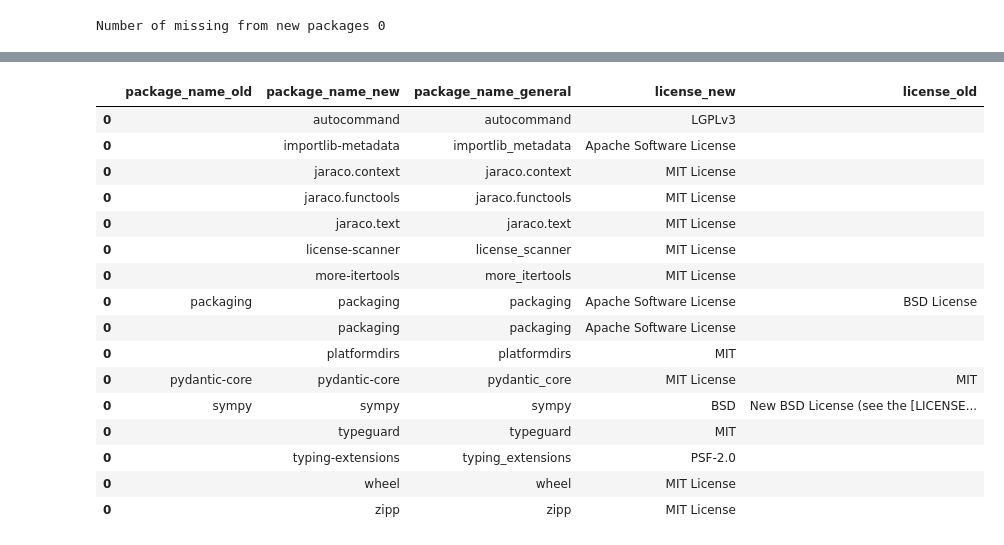
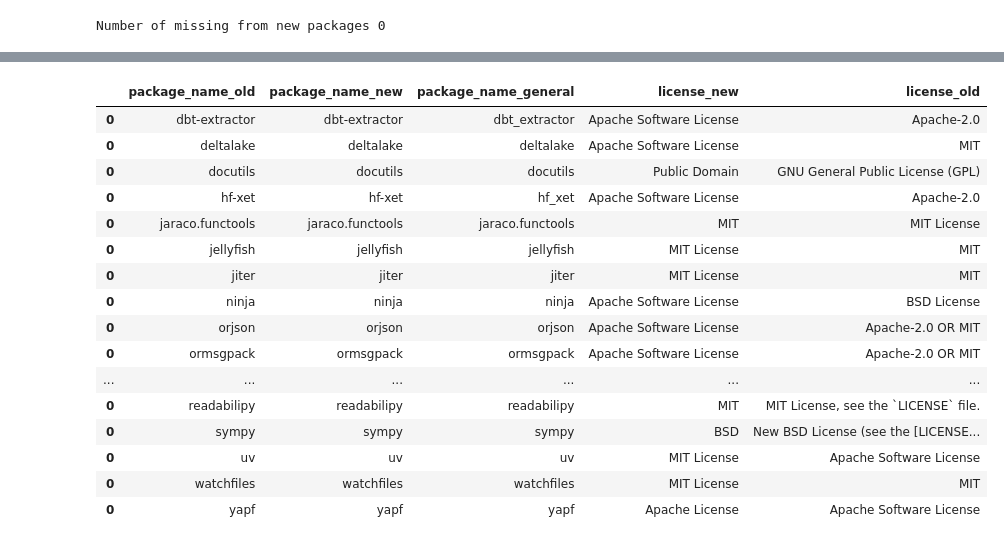
Before and after one commit to wagenrace/license_scanner, a Jupyter notebook: compare_methods.ipynb, the cells around one changed output, grey strips where cells are left out. Drawn from its saved outputs; the diff is of its cells as text; code cells hidden in the pictures.

```diff
--- a/compare_methods.ipynb
+++ b/compare_methods.ipynb
@@ -1,25 +1,10 @@
 # %%
 # Old method
 from pkg_resources import working_set
+from src.license_scanner.parse_license import parse_license
 
 unknown_license = "UNKNOWN"
 all_packages_old = []
-
-
-def parse_license(license_str: str) -> str:
-    # Get license
-    if not license_str:
-        return ""
-    license_str = license_str.strip()
-
-    if "copyright (c) " in license_str:
-        license_str = license_str.lower().split("copyright (c) ")[0]
-
-    if len(license_str) > 300:
-        license_str = license_str[:300]
-
-    license_str = license_str if license_str else unknown_license
-    return license_str
 
 
 for key in working_set.normalized_to_canonical_keys:
@@ -102,23 +87,23 @@ def get_license(name: str) -> str:
     try:
         metas = im.metadata(name)
     except im.PackageNotFoundError:
-        return unknown_license
+        return parse_license(unknown_license)
     all_metas = str(metas).split("\n")
     for m in all_metas:
         if m.startswith("License-Expression: "):
             license = m.replace("License-Expression: ", "")
             if license and license != "UNKNOWN":
-                return license
+                return parse_license(license)
         if m.startswith("License: "):
             license = m.replace("License: ", "")
             if license and license != "UNKNOWN":
-                return license
+                return parse_license(license)
         if m.startswith("Classifier: License ::"):
             license = m.split("::")[-1]
             if license and license != "UNKNOWN":
-                return license
+                return parse_license(license)
 
-    return unknown_license
+    return parse_license(unknown_license)
 # %%
 all_packages_new = []
 for name in get_all_package_names():
@@ -237,27 +222,27 @@ Number of missing from old packages 13
 # %%
 mismatches = all_packages.loc[
     all_packages.license_new != all_packages.license_old
 ].sort_values(by=["package_name_general"])
 
 mismatches.to_csv("mismatches.csv", index=False)
 
-mismatches
+mismatches.loc[mismatches.license_old != ""]
 # %% [output]
 |  | package_name_old | package_name_new | package_name_general | license_new | license_old |
-| 0 |  | autocommand | autocommand | LGPLv3 |  |
-| 0 |  | importlib-metadata | importlib_metadata | Apache Software License |  |
-| 0 |  | jaraco.context | jaraco.context | MIT License |  |
-| 0 |  | jaraco.functools | jaraco.functools | MIT License |  |
-| 0 |  | jaraco.text | jaraco.text | MIT License |  |
-| 0 |  | license-scanner | license_scanner | MIT License |  |
-| 0 |  | more-itertools | more_itertools | MIT License |  |
-| 0 | packaging | packaging | packaging | Apache Software License | BSD License |
-| 0 |  | packaging | packaging | Apache Software License |  |
-| 0 |  | platformdirs | platformdirs | MIT |  |
-| 0 | pydantic-core | pydantic-core | pydantic_core | MIT License | MIT |
+| 0 | dbt-extractor | dbt-extractor | dbt_extractor | Apache Software License | Apache-2.0 |
+| 0 | deltalake | deltalake | deltalake | Apache Software License | MIT |
+| 0 | docutils | docutils | docutils | Public Domain | GNU General Public License (GPL) |
+| 0 | hf-xet | hf-xet | hf_xet | Apache Software License | Apache-2.0 |
+| 0 | jaraco.functools | jaraco.functools | jaraco.functools | MIT | MIT License |
+| 0 | jellyfish | jellyfish | jellyfish | MIT License | MIT |
+| 0 | jiter | jiter | jiter | MIT License | MIT |
+| 0 | ninja | ninja | ninja | Apache Software License | BSD License |
+| 0 | orjson | orjson | orjson | Apache Software License | Apache-2.0 OR MIT |
+| 0 | ormsgpack | ormsgpack | ormsgpack | Apache Software License | Apache-2.0 OR MIT |
+| ... | ... | ... | ... | ... | ... |
+| 0 | readabilipy | readabilipy | readabilipy | MIT | MIT License, see the `LICENSE` file. |
 | 0 | sympy | sympy | sympy | BSD | New BSD License (see the [LICENSE... |
-| 0 |  | typeguard | typeguard | MIT |  |
-| 0 |  | typing-extensions | typing_extensions | PSF-2.0 |  |
-| 0 |  | wheel | wheel | MIT License |  |
-| 0 |  | zipp | zipp | MIT License |  |
+| 0 | uv | uv | uv | MIT License | Apache Software License |
+| 0 | watchfiles | watchfiles | watchfiles | MIT License | MIT |
+| 0 | yapf | yapf | yapf | Apache License | Apache Software License |
 # %%
```
Also changed, not shown: parts of 8 cells of this notebook, 1 other file.
